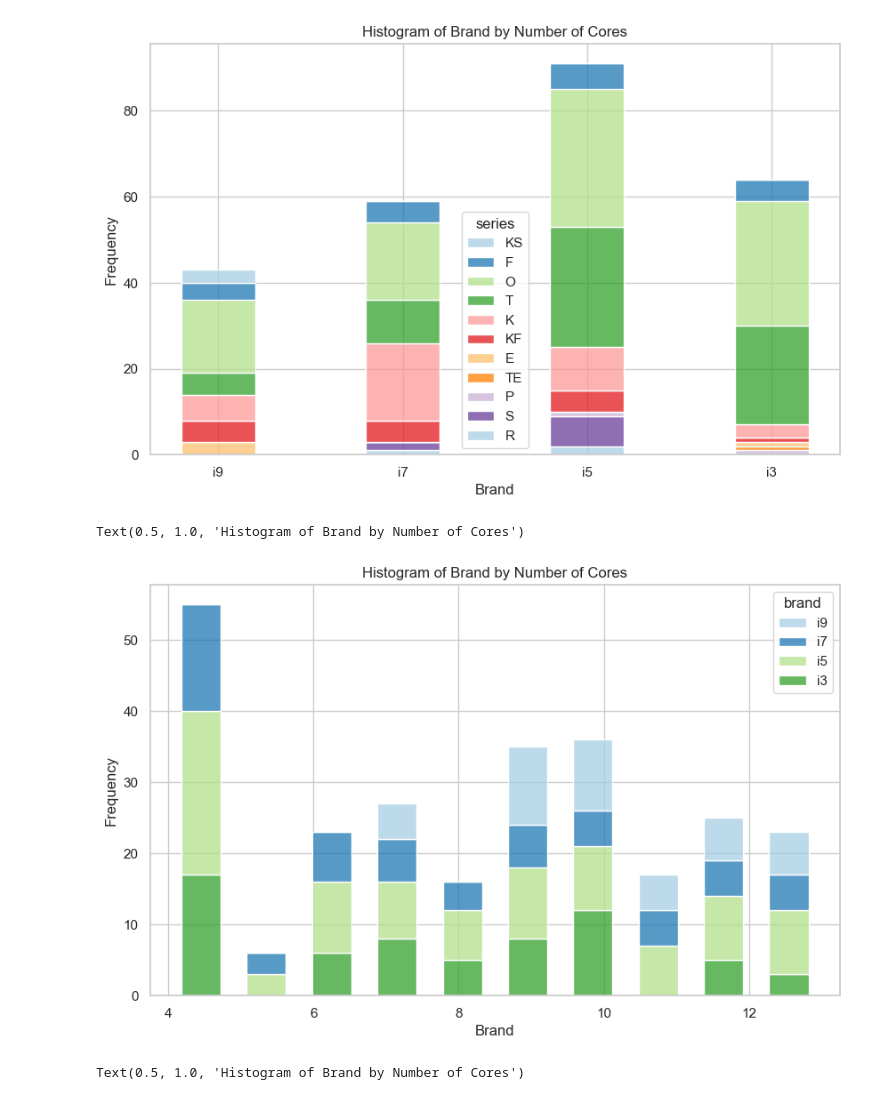
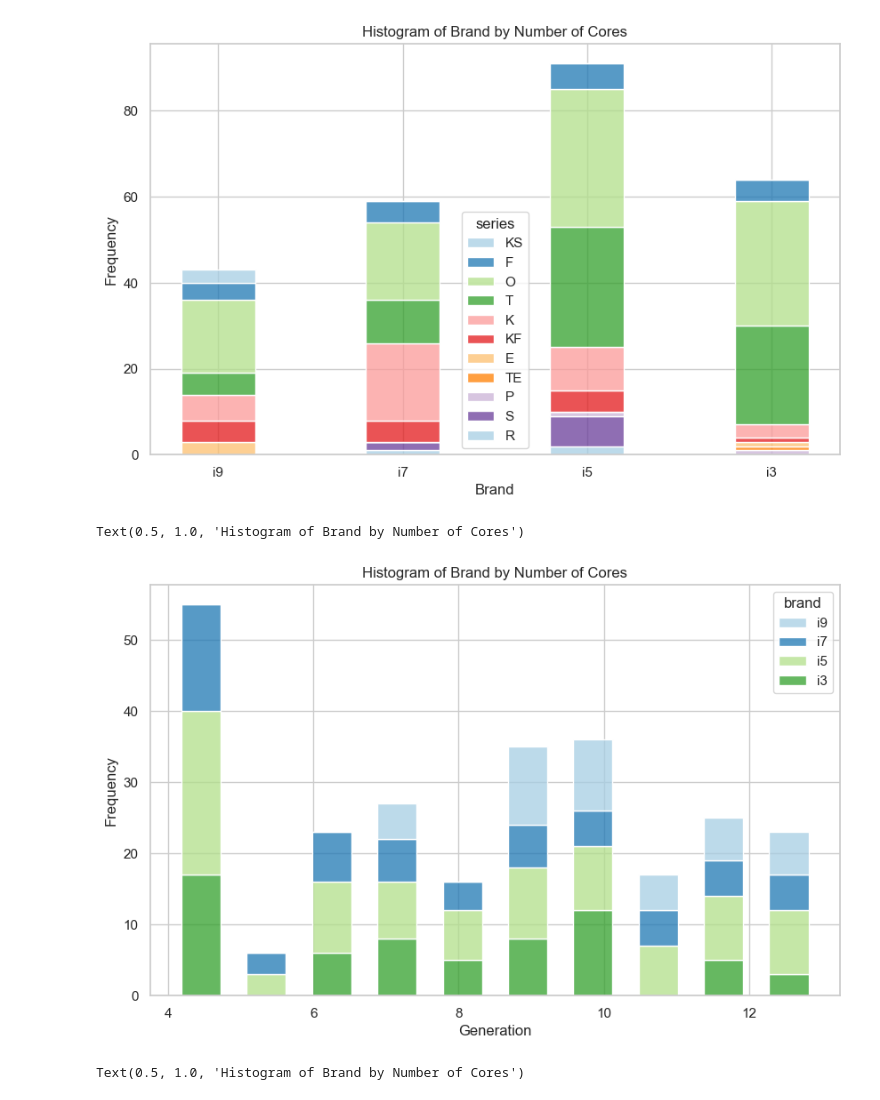
Before and after one commit to aymankhezami/Intel_CPU_comparator, a Jupyter notebook: inte_gpu_analysis.ipynb, the cells around one changed output. Saved outputs shown, nothing was run; the diff lists cells and outputs as text; code cells hidden in the pictures.

Commit message:
new histogram

```diff
--- a/inte_gpu_analysis.ipynb
+++ b/inte_gpu_analysis.ipynb
@@ -112,26 +112,26 @@ Text(0.5, 1.0, 'Histogram of Brand by Number of Cores')
 # %%
 color= ['#a6cee3','#1f78b4','#b2df8a','#33a02c','#fb9a99','#e31a1c','#fdbf6f','#ff7f00','#cab2d6','#6a3d9a']
 
 sns.set(style="whitegrid")
 
 plt.figure(figsize=(10, 6))
 
 sns.histplot(
     data=df,
     x="nGeneration2",
     hue = "brand",
     shrink= .6,
     multiple="stack",
     palette=color,
     legend = True
     )
 
-plt.xlabel("Brand")
+plt.xlabel("Generation")
 plt.ylabel("Frequency")
-plt.title("Histogram of Brand by Number of Cores")
+plt.title("Histogram of generation by brand ")
 # %% [output]
 Text(0.5, 1.0, 'Histogram of Brand by Number of Cores')
-[figure, old version]
+[figure, new version]
 # %%
 color= ['#a6cee3','#1f78b4','#b2df8a','#33a02c','#fb9a99','#e31a1c','#fdbf6f','#ff7f00','#cab2d6','#6a3e8a','#6a3d9a']
 
```
Also changed, not shown: parts of 3 cells of this notebook, 3 other files.
